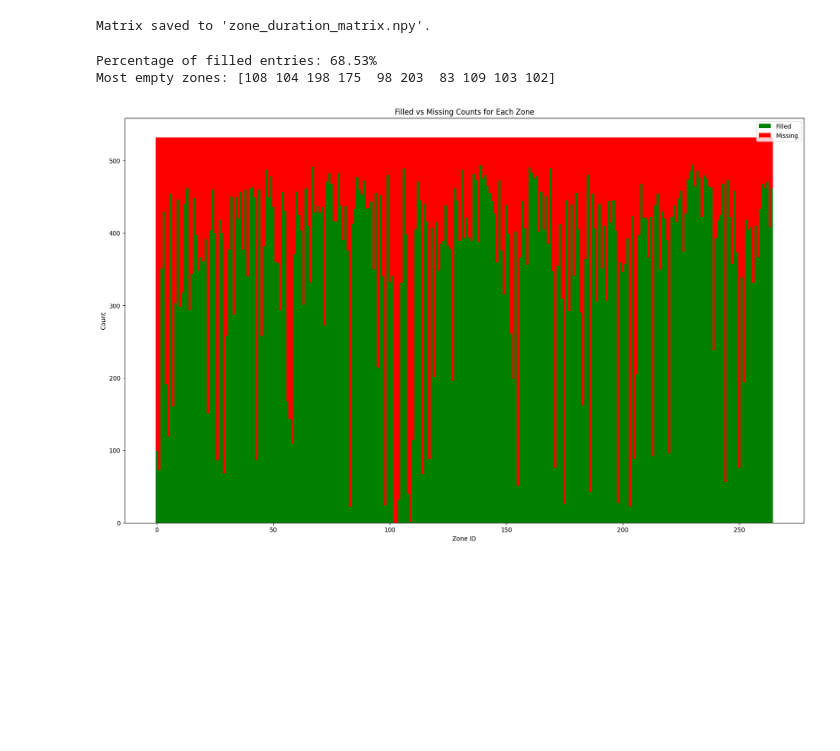
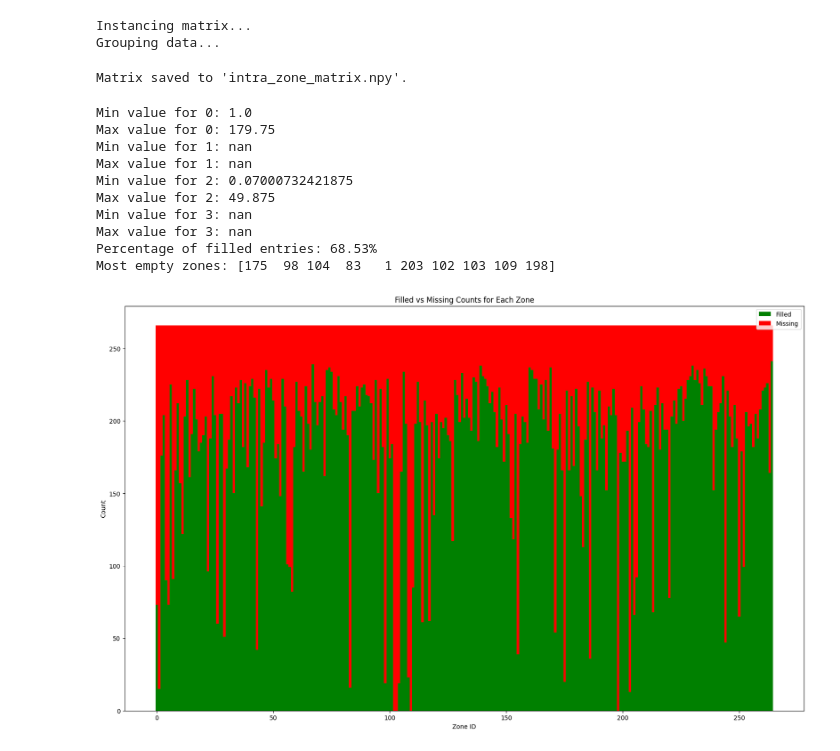
Before and after one commit to EdSu03/adsproject, a Jupyter notebook: average_intra_zone_time.ipynb, the cells around one changed output. Cells and saved outputs as stored; diff of their text form; code cells hidden in the pictures; blank space fills up the shorter version.

Commit message:
Added in trip distance as well (more below)
- Fixed bug which caused NaN stds
- Also added pretty display showing the 0th 3rd axis of the matrix

```diff
--- a/average_intra_zone_time.ipynb
+++ b/average_intra_zone_time.ipynb
@@ -10,7 +11,7 @@ NUMBER_OF_ZONES = 265
 # %%
 get_cleaned_df()
 # %%
-df = pd.read_parquet("all_cleaned_data/all_cleaned_data.parquet")
+df = pd.read_parquet("all_cleaned_data/all_cleaned_data.parquet", engine='fastparquet')
 df.head()
 # %% [output]
 |  | VendorID | PickupDatetime | DropoffDatetime | TripDuration | PassengerCount | TripDistance | PULocationID | ... |
@@ -20,49 +21,67 @@ df.head()
 | 3 | 2 | 2023-01-01 00:10:29 | 2023-01-01 00:21:19 | 10.833333 | 1.0 | 1.43 | 107 | ... |
 | 4 | 2 | 2023-01-01 00:50:34 | 2023-01-01 01:02:52 | 12.300000 | 1.0 | 1.84 | 161 | ... |
 # %%
-def generate_zone_duration_matrix(df, save_path='zone_duration_matrix.npy', force_recompute=False):
+def generate_intra_zone_matrix(df, save_path='intra_zone_matrix.npy', force_recompute=False):
     if os.path.exists(save_path) and not force_recompute:
         print(f"Loading precomputed matrix from '{save_path}'...")
         return np.load(save_path)
 
-    duration_matrix = np.full((NUMBER_OF_ZONES+1, NUMBER_OF_ZONES+1, 2), np.nan)
+    print("Instancing matrix...")
+    matrix = np.full((NUMBER_OF_ZONES+1, NUMBER_OF_ZONES+1, 4), np.inf, dtype=np.float16)
 
-    grouped = df.groupby(['PULocationID', 'DOLocationID'])['TripDuration']
+    print("Grouping data...")
+    grouped = df.groupby(['PULocationID', 'DOLocationID'])
 
-    for (pu, do), durations in tqdm(grouped, desc="Processing zones"):
-        duration_matrix[pu, do, 0] = durations.mean()
-        duration_matrix[pu, do, 1] = durations.std()
+    for (pu, do), group in tqdm(grouped, desc="Filling in matrix..."):
+        matrix[pu, do, 0] = group['TripDuration'].mean()
+        matrix[pu, do, 1] = group['TripDuration'].std()
+        matrix[pu, do, 2] = group['TripDistance'].mean()
+        matrix[pu, do, 3] = group['TripDistance'].std()
 
-    np.save(save_path, duration_matrix)
+    np.save(save_path, matrix)
     print(f"Matrix saved to '{save_path}'.")
 
-    return grouped, duration_matrix
+    return matrix
 # %%
-grouped, duration_matrix = generate_zone_duration_matrix(df, force_recompute=True)
+intra_zone_matrix = generate_intra_zone_matrix(df, force_recompute=True)
 # %% [output]
-Matrix saved to 'zone_duration_matrix.npy'.
+Instancing matrix...
+Grouping data...
+Matrix saved to 'intra_zone_matrix.npy'.
 # %%
-# Yes, technically I also should be counting the std as well, but the percentages would be the same
-missing_counts = np.isnan(duration_matrix[:, :, 0]).sum(axis=1) + np.isnan(duration_matrix[:, :, 0]).sum(axis=0)
-filled_counts = (~np.isnan(duration_matrix[:, :, 0])).sum(axis=1) + (~np.isnan(duration_matrix[:, :, 0])).sum(axis=0)
+missing_counts = np.isinf(intra_zone_matrix[:, :, 0]).sum(axis=0)
+filled_counts = (~np.isinf(intra_zone_matrix[:, :, 0])).sum(axis=0)
 
 # Chop off the first entry since the 0th zone doesn't exist
 filled_counts = filled_counts[1:]
 missing_counts = missing_counts[1:]
+
+# Print min and max values (not inf) for each 3rd axis
+for i in range(4):
+    print(f"Min value for {i}: {np.min(intra_zone_matrix[:, :, i][~np.isinf(intra_zone_matrix[:, :, i])])}")
+    print(f"Max value for {i}: {np.max(intra_zone_matrix[:, :, i][~np.isinf(intra_zone_matrix[:, :, i])])}")
 
 print(f"Percentage of filled entries: {np.sum(filled_counts) / (np.sum(filled_counts) + np.sum(missing_counts)) * 100:.2f}%")
 
 print(f"Most empty zones: {np.argsort(missing_counts)[-10:]}")
 
 plt.figure(figsize=(20, 12))
 plt.bar(range(NUMBER_OF_ZONES), filled_counts, width=1.0, label='Filled', color='green')
 plt.bar(range(NUMBER_OF_ZONES), missing_counts, width=1.0, bottom=filled_counts, label='Missing', color='red')
 plt.xlabel('Zone ID')
 plt.ylabel('Count')
 plt.title('Filled vs Missing Counts for Each Zone')
 plt.legend()
 plt.show()
 # %% [output]
+Min value for 0: 1.0
+Max value for 0: 179.75
+Min value for 1: nan
+Max value for 1: nan
+Min value for 2: 0.07000732421875
+Max value for 2: 49.875
+Min value for 3: nan
+Max value for 3: nan
 Percentage of filled entries: 68.53%
-Most empty zones: [108 104 198 175  98 203  83 109 103 102]
+Most empty zones: [175  98 104  83   1 203 102 103 109 198]
-[figure, old version]
+[figure, new version]
```
Also changed, not shown: parts of 2 cells of this notebook, 1 other file.
